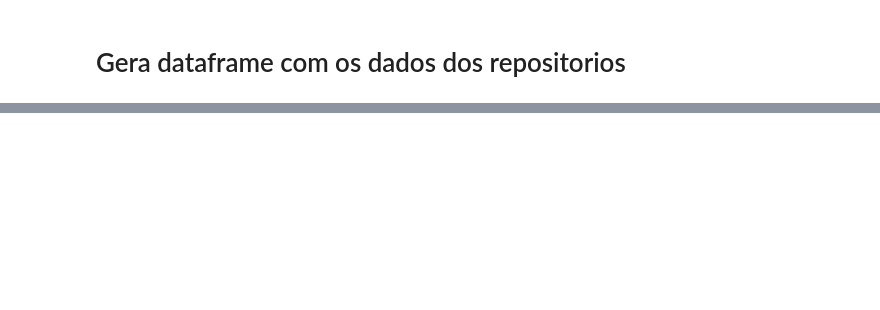
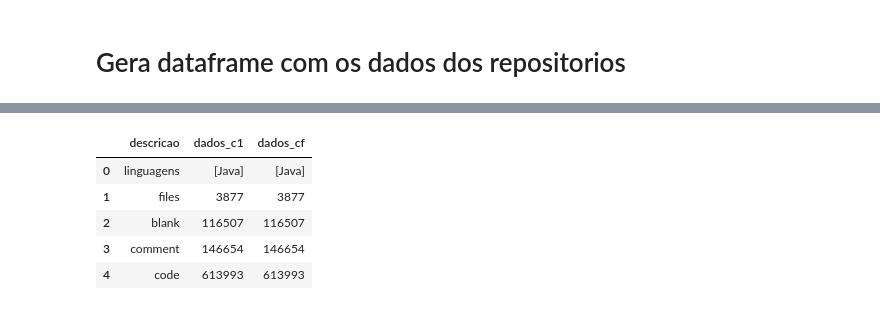
Before and after one commit to armandossrecife/teste, a Jupyter notebook: git_teste_cassandra.ipynb, the cells around one changed output, grey strips where cells are left out. Drawn from its saved outputs; the diff is of its cells as text; code cells hidden in the pictures; blank space fills up the shorter version.

```diff
--- a/git_teste_cassandra.ipynb
+++ b/git_teste_cassandra.ipynb
@@ -230,0 +273,10 @@ df_repo
+# %%
+df_repo_linguagens = gera_df_dados_repositorios(df_dados_linguagens_cf, df_dados_linguagens_cf)
+df_repo_linguagens
+# %% [output]
+|  | descricao | dados_c1 | dados_cf |
+| 0 | linguagens | [Java] | [Java] |
+| 1 | files | 3877 | 3877 |
+| 2 | blank | 116507 | 116507 |
+| 3 | comment | 146654 | 146654 |
+| 4 | code | 613993 | 613993 |
```
Also changed, not shown: parts of 13 cells of this notebook.
